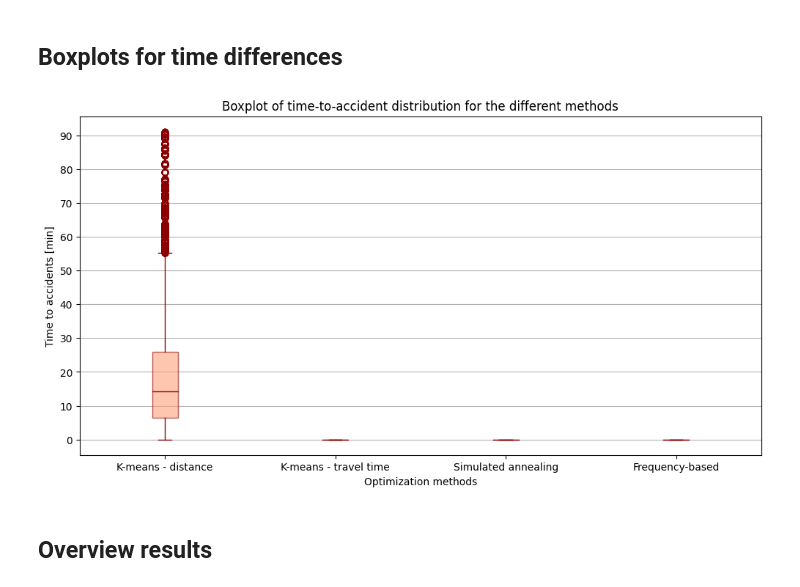
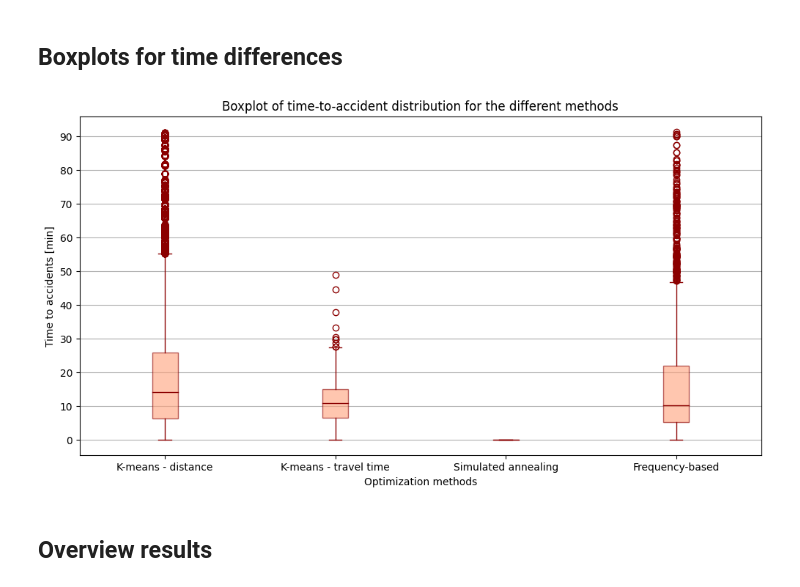
Before and after one commit to janinetimmerman8/RWS-group3, a Jupyter notebook: set_up_dashboard_map.ipynb, the cells around one changed output. Drawn from its saved outputs; the diff is of its cells as text; code cells hidden in the pictures.

Commit message:
Make final updates to dashboard

```diff
--- a/set_up_dashboard_map.ipynb
+++ b/set_up_dashboard_map.ipynb
@@ -226,3 +228,8 @@ cluster_peak_travel_time = pd.read_csv('Dashboard_data\Optimization_results\clus
 
 ml_inspector_loc = pd.read_csv('Dashboard_data\Optimization_results\ml_inspector_loc.csv')
 cluster2_inspector_loc = pd.read_csv('Dashboard_data\Optimization_results\cluster2_inspector_loc.csv')
+# %%
+cluster2_tt = pd.read_csv('Dashboard_data\Optimization_results\cluster2_tt.csv')
+# %%
+freq_inspector = pd.read_csv(r'Dashboard_data\Optimization_results\frequency_inspector_location_rerun', index_col=0)
+freq_loc = pd.read_csv(r'Dashboard_data\Optimization_results\frequency_travel_time_per_incident_rerun')
@@ -307,27 +334,28 @@ fig_2.savefig('Dashboard_data\Speed_boxplot.png')
 # %%
 fig_2 = plt.figure(figsize=(12, 6))
 
 category = ['K-means - distance', 'K-means - travel time', 'Simulated annealing', 'Frequency-based']
-methods = [cluster_min_travel_time['time_this'] / 60, [0], [0], [0]]
+methods = [cluster_min_travel_time['time_this'] / 60, cluster2_tt['Minimum Travel Time'] / 60,
+           [0], freq_loc['min_travel_time[s]']]
 
 for i in range(4):
     bp = plt.boxplot(methods[i], patch_artist=True,
                 showmeans=False, positions=[i])
 
     for item in ['boxes', 'whiskers', 'medians', 'caps']:
             plt.setp(bp[item], color='darkred')
 
     plt.setp(bp['boxes'], facecolor='lightsalmon', alpha=0.6)
     plt.setp(bp['fliers'], markeredgecolor='darkred')
 
 plt.ylabel('Time to accidents [min]')
 plt.xlabel('Optimization methods')
 plt.xticks(np.arange(4), labels=category)
 plt.yticks(np.arange(0, 100, 10))
 plt.title('Boxplot of time-to-accident distribution for the different methods')
 plt.grid(axis='y')
 # %% [output]
-[figure, old version]
+[figure, new version]
 # %%
 fig_2.savefig('Dashboard_data\Opt_boxplot.png')
 # %% [markdown]
```
Also changed, not shown: parts of 6 cells of this notebook, 9 other files.
